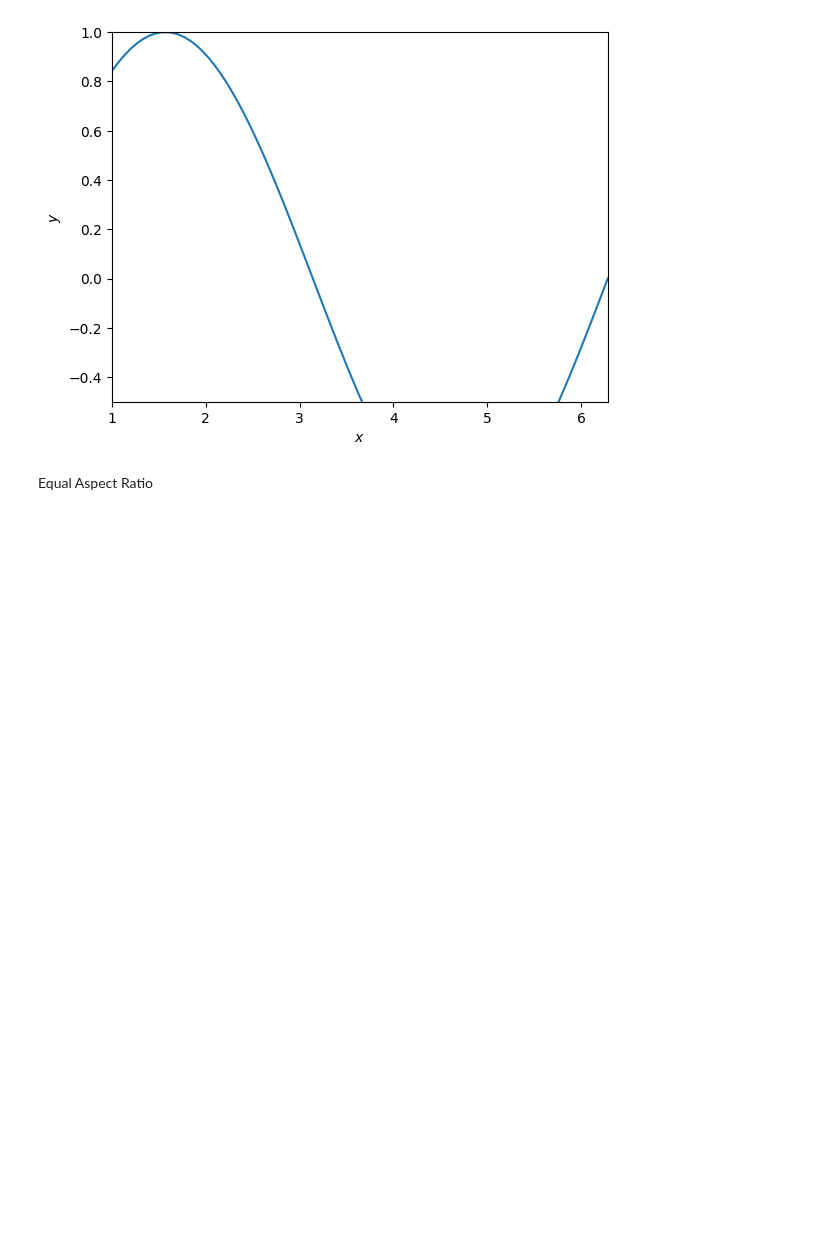
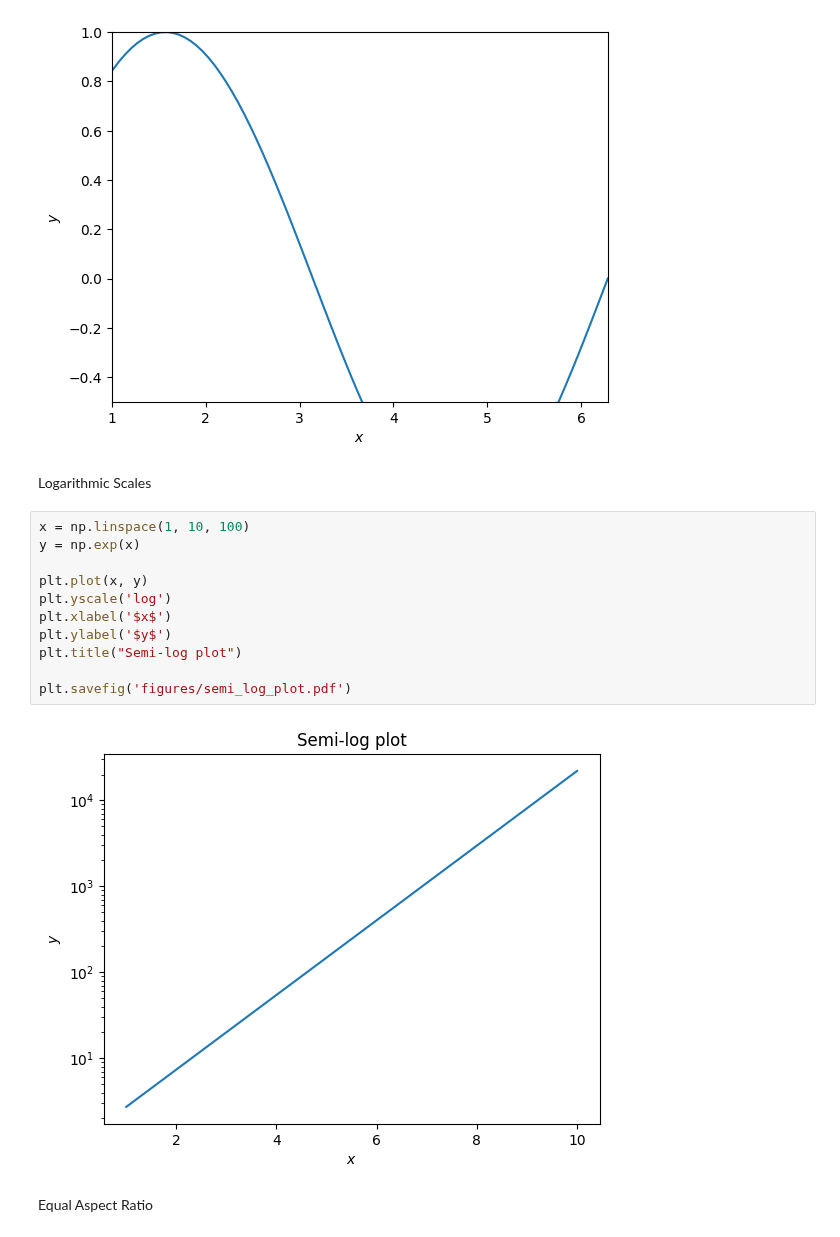
Before and after one commit to roiyeho/ml-book, a Jupyter notebook: AppendixF/Matplotlib/LinePlots.ipynb, the cells around one changed output. Drawn from its saved outputs; the diff is of its cells as text; blank space fills up the shorter version.

```diff
--- a/AppendixF/Matplotlib/LinePlots.ipynb
+++ b/AppendixF/Matplotlib/LinePlots.ipynb
@@ -138,6 +138,21 @@ plt.ylabel('$y$')
 plt.savefig('figures/axes_limits.pdf')
 # %% [output]
 [figure]
+# %% [markdown]
+Logarithmic Scales
+# %%
+x = np.linspace(1, 10, 100)
+y = np.exp(x)
+
+plt.plot(x, y)
+plt.yscale('log')
+plt.xlabel('$x$')
+plt.ylabel('$y$')
+plt.title("Semi-log plot")
+
+plt.savefig('figures/semi_log_plot.pdf')
+# %% [output]
+[figure, added]
 # %% [markdown]
 Equal Aspect Ratio
 # %%
```
Also changed, not shown: 20 other files.
